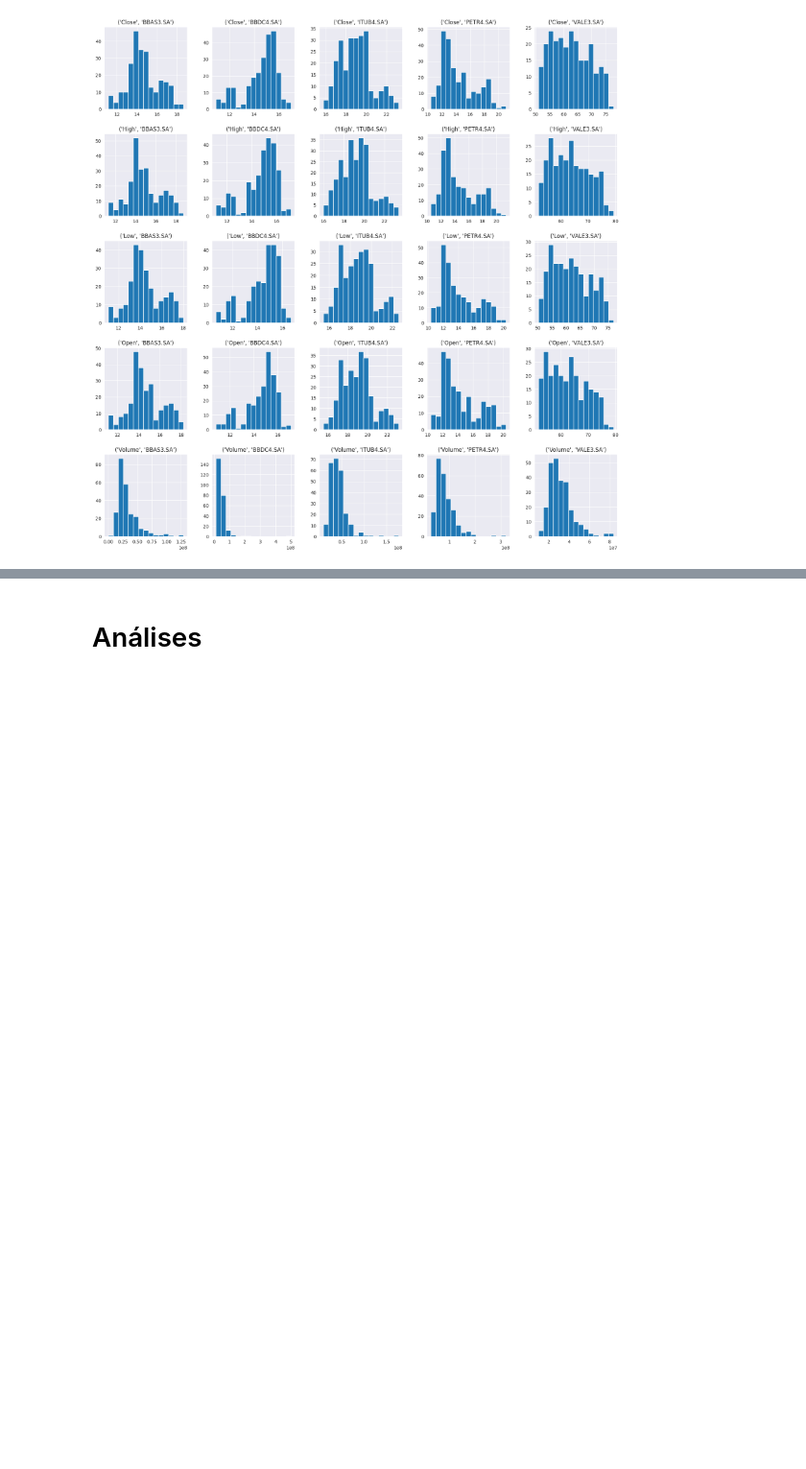
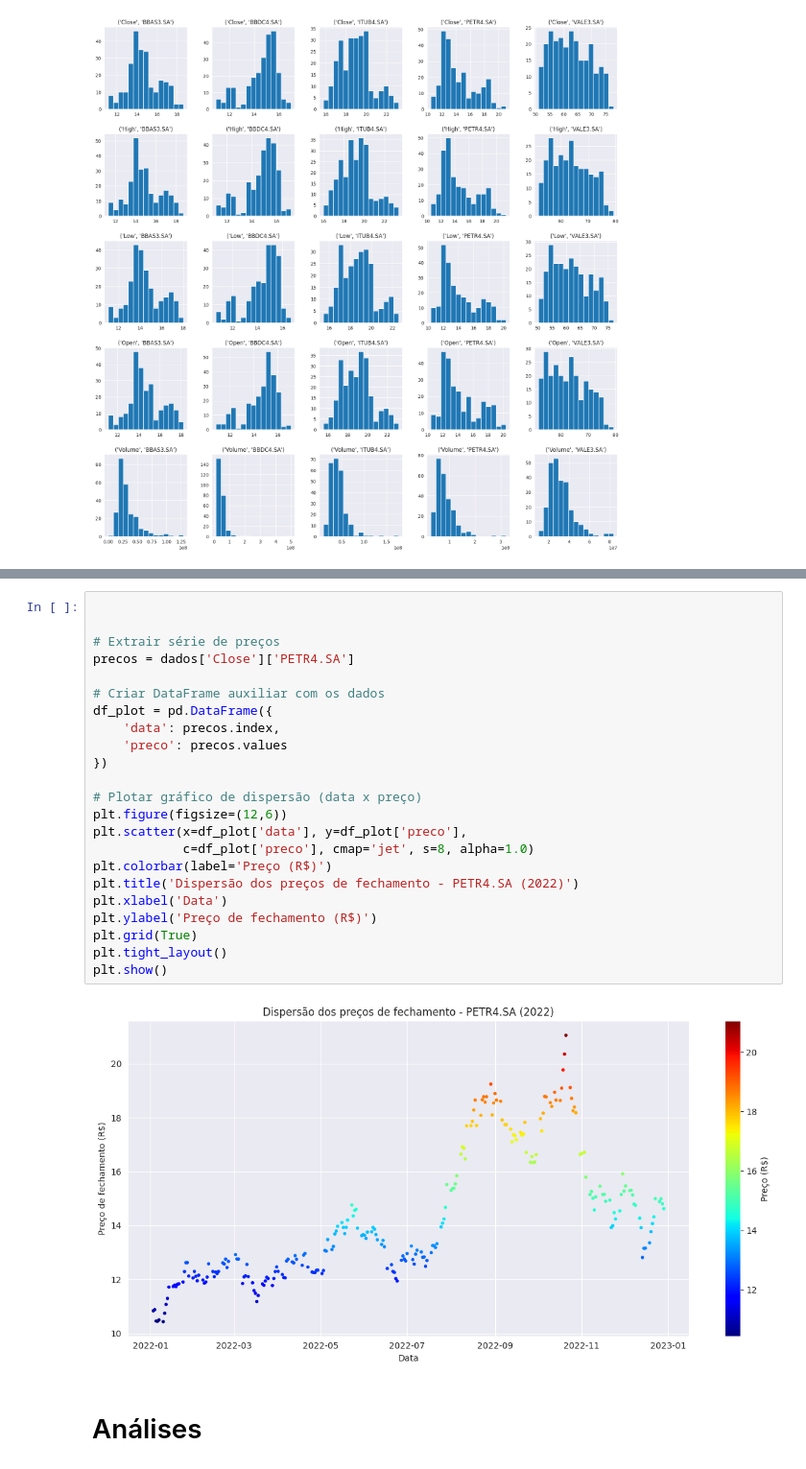
Before and after one commit to hermescosta/Hermes-2025-, a Jupyter notebook: Análise_de_portfólio_RBras_2023.ipynb, the cells around one changed output, grey strips where cells are left out. Shown at 96% size. Saved outputs shown, nothing was run; the diff lists cells and outputs as text; blank space fills up the shorter version.

```diff
--- a/Análise_de_portfólio_RBras_2023.ipynb
+++ b/Análise_de_portfólio_RBras_2023.ipynb
@@ -154,3 +169,28 @@ dados.hist(bins=15,figsize=(20,20));
+# %%
+
+
+# Extrair série de preços
+precos = dados['Close']['PETR4.SA']
+
+# Criar DataFrame auxiliar com os dados
+df_plot = pd.DataFrame({
+    'data': precos.index,
+    'preco': precos.values
+})
+
+# Plotar gráfico de dispersão (data x preço)
+plt.figure(figsize=(12,6))
+plt.scatter(x=df_plot['data'], y=df_plot['preco'],
+            c=df_plot['preco'], cmap='jet', s=8, alpha=1.0)
+plt.colorbar(label='Preço (R$)')
+plt.title('Dispersão dos preços de fechamento - PETR4.SA (2022)')
+plt.xlabel('Data')
+plt.ylabel('Preço de fechamento (R$)')
+plt.grid(True)
+plt.tight_layout()
+plt.show()
+# %% [output]
+[figure, added]
 # %% [markdown]
 # Análises
 # %%
```
Also changed, not shown: parts of 1 cell of this notebook.
